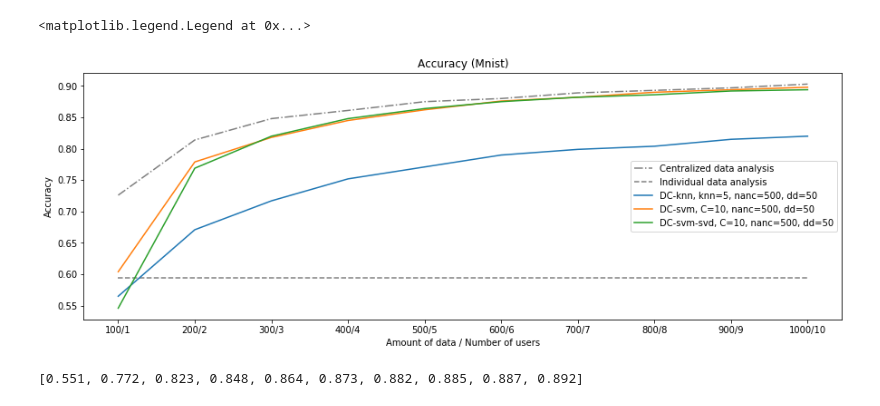
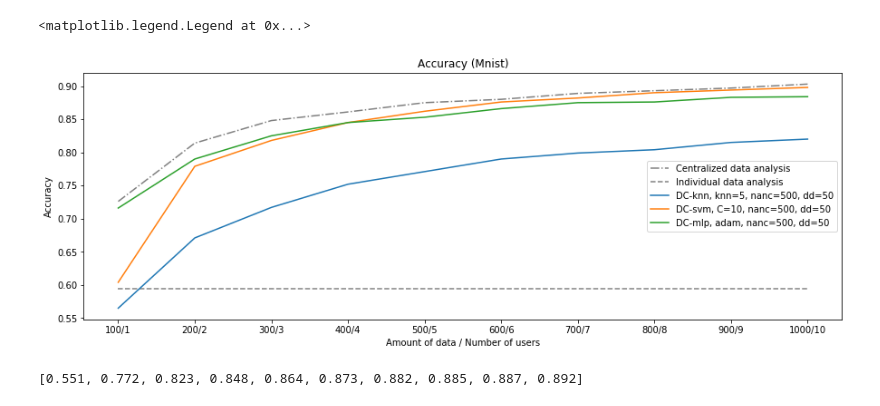
Before and after one commit to Ayakie/data_collaboration, a Jupyter notebook: notebooks/Figures.ipynb, the cells around one changed output. Saved outputs shown, nothing was run; the diff lists cells and outputs as text; code cells hidden in the pictures.

```diff
--- a/notebooks/Figures.ipynb
+++ b/notebooks/Figures.ipynb
@@ -12,22 +12,22 @@ dc_svm_SVD = [float(i) for i in "0.546 0.769 0.82  0.848 0.864 0.875 0.882 0.886
 # %%
 plt.figure(figsize=(15,5))
 plt.plot(cntr_svm, color='grey', linestyle='-.', label='Centralized data analysis')
 plt.plot(ind_svm, color='grey', linestyle='--', label='Individual data analysis')
 plt.plot(dc_knn, label='DC-knn, knn=5, nanc=500, dd=50')
 plt.plot(dc_svm, label='DC-svm, C=10, nanc=500, dd=50')
-plt.plot(dc_svm_SVD, label='DC-svm-svd, C=10, nanc=500, dd=50')
-#plt.plot(dc_mlp, label='DC-mlp, adam, nanc=500, dd=50')
+#plt.plot(dc_svm_SVD, label='DC-svm-svd, C=10, nanc=500, dd=50')
+plt.plot(dc_mlp, label='DC-mlp, adam, nanc=500, dd=50')
 #plt.plot(fl, label='Federated Learning')
 plt.ylabel('Accuracy')
 plt.xlabel('Amount of data / Number of users')
 locs, labels = plt.xticks()
 plt.xticks(np.arange(0, 10, step = 1), ('100/1', '200/2', '300/3', '400/4', '500/5', '600/6', '700/7',
                                        '800/8', '900/9', '1000/10'))
 plt.title("Accuracy (Mnist)")
 plt.legend()
 # %% [output]
 <matplotlib.legend.Legend at 0x...>
-[figure, old version]
+[figure, new version]
 # %%
 dc_svm = [float(i) for i in "0.551 0.772 0.823 0.848 0.864 0.873 0.882 0.885 0.887 0.892".split()]
 dc_svm
```
Also changed, not shown: 3 other files.
